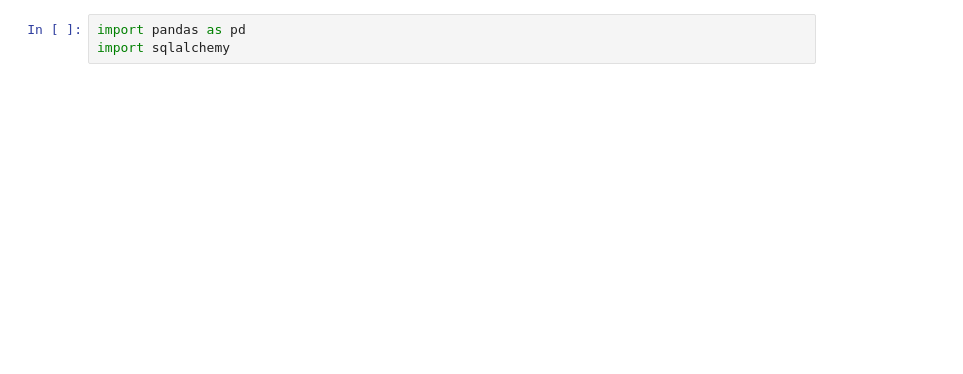
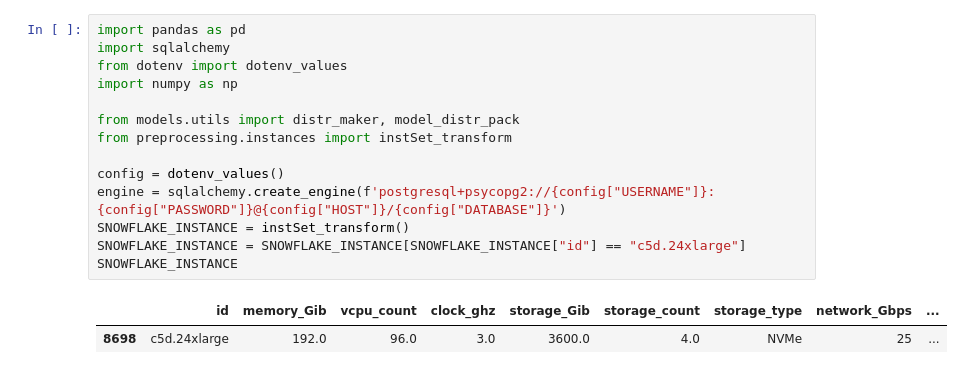
Before and after one commit to IngridDuraku/cost-optimal-model, a Jupyter notebook: models/notebooks/snowflake.ipynb, the cells around one changed output. Cells and saved outputs as stored; diff of their text form; blank space fills up the shorter version.

```diff
--- a/models/notebooks/snowflake.ipynb
+++ b/models/notebooks/snowflake.ipynb
@@ -1,4 +1,18 @@
-# %%
-import pandas as pd
-import sqlalchemy
+# %%
+import pandas as pd
+import sqlalchemy
+from dotenv import dotenv_values
+import numpy as np
+
+from models.utils import distr_maker, model_distr_pack
+from preprocessing.instances import instSet_transform
+
+config = dotenv_values()
+engine = sqlalchemy.create_engine(f'postgresql+psycopg2://{config["USERNAME"]}:{config["PASSWORD"]}@{config["HOST"]}/{config["DATABASE"]}')
+SNOWFLAKE_INSTANCE = instSet_transform()
+SNOWFLAKE_INSTANCE = SNOWFLAKE_INSTANCE[SNOWFLAKE_INSTANCE["id"] == "c5d.24xlarge"]
+SNOWFLAKE_INSTANCE
+# %% [output]
+|  | id | memory_Gib | vcpu_count | clock_ghz | storage_Gib | storage_count | storage_type | network_Gbps | ... |
+| 8698 | c5d.24xlarge | 192.0 | 96.0 | 3.0 | 3600.0 | 4.0 | NVMe | 25 | ... |
 # %%
```
Also changed, not shown: parts of 8 cells of this notebook, 4 other files.
